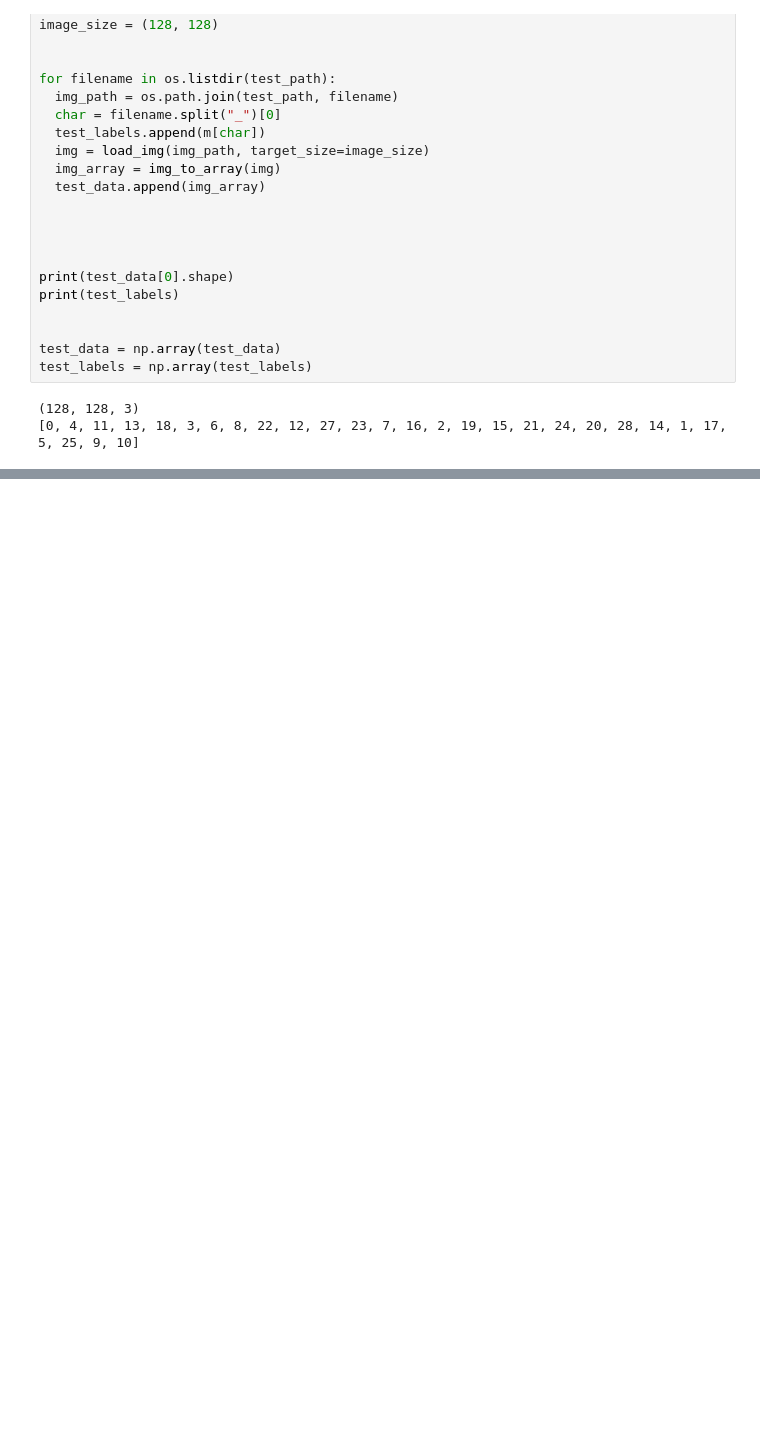
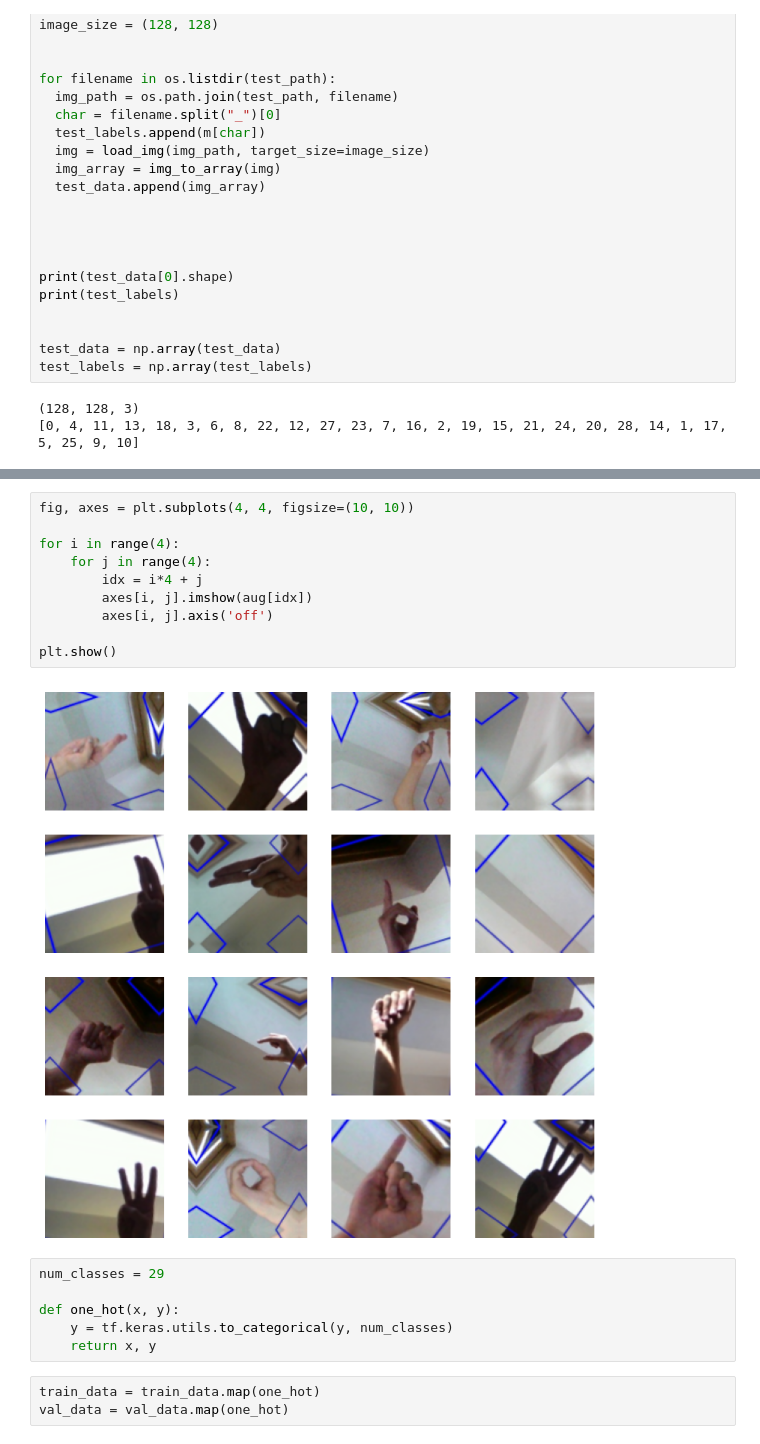
Before and after one commit to zeyad-mohvme-d/-Sign-Language-Fingerspelling-Assistant-ASL-Alphabet-, a Jupyter notebook: ASL_Project.ipynb, the cells around one changed output, grey strips where cells are left out. Cells and saved outputs as stored; diff of their text form; blank space fills up the shorter version.

```diff
--- a/ASL_Project.ipynb
+++ b/ASL_Project.ipynb
@@ -113,0 +171,21 @@ test_labels = np.array(test_labels)
+# %%
+fig, axes = plt.subplots(4, 4, figsize=(10, 10))
+
+for i in range(4):
+    for j in range(4):
+        idx = i*4 + j
+        axes[i, j].imshow(aug[idx])
+        axes[i, j].axis('off')
+
+plt.show()
+# %% [output]
+[figure, added]
+# %%
+num_classes = 29
+
+def one_hot(x, y):
+    y = tf.keras.utils.to_categorical(y, num_classes)
+    return x, y
+# %%
+train_data = train_data.map(one_hot)
+val_data = val_data.map(one_hot)
```
Also changed, not shown: parts of 8 cells of this notebook.
